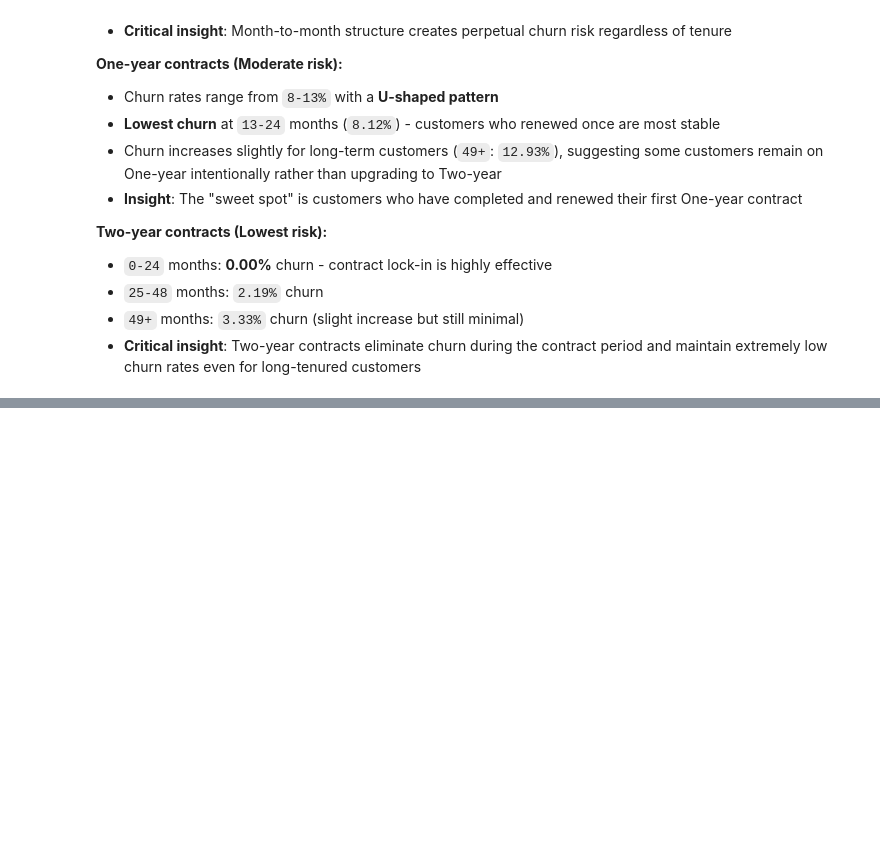
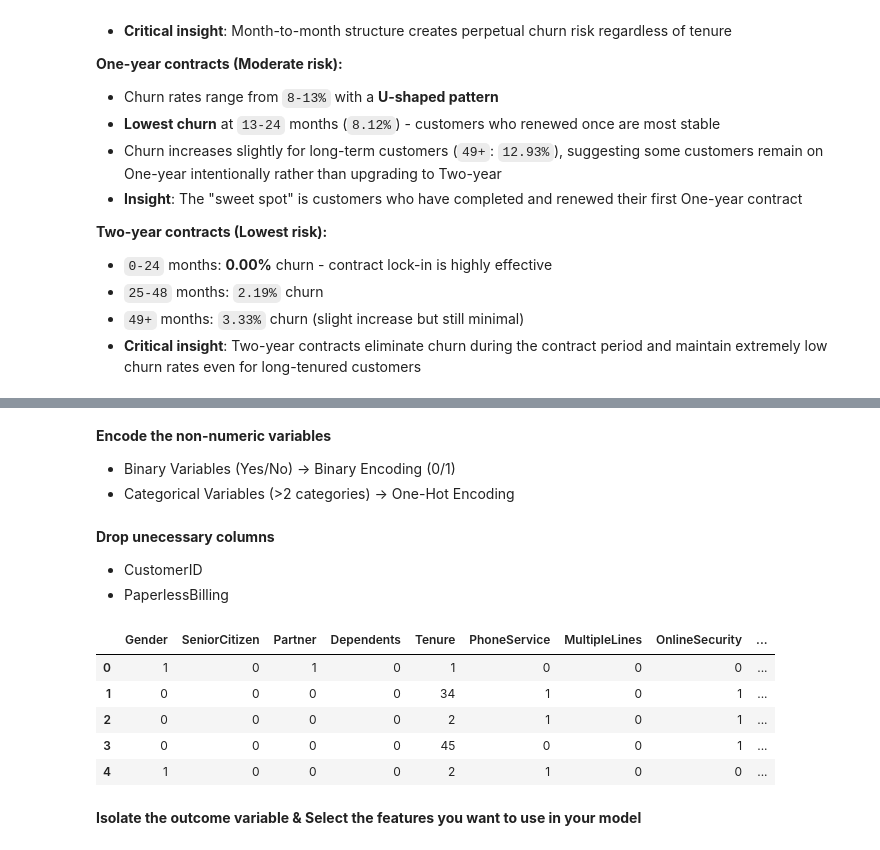
Before and after one commit to nh-adorie/adorie-data-projects, a Jupyter notebook: telco-customer-churn/main.py.ipynb, the cells around one changed output, grey strips where cells are left out. Saved outputs shown, nothing was run; the diff lists cells and outputs as text; code cells hidden in the pictures; blank space fills up the shorter version.

```diff
--- a/telco-customer-churn/main.py.ipynb
+++ b/telco-customer-churn/main.py.ipynb
@@ -522,0 +537,4 @@ plot_churn_heatmap(df1, 'Contract', 'tenure_group')
+# %% [markdown]
+**Encode the non-numeric variables**
+- Binary Variables (Yes/No) → Binary Encoding (0/1)
+- Categorical Variables (>2 categories) → One-Hot Encoding
@@ -522,0 +580,28 @@ plot_churn_heatmap(df1, 'Contract', 'tenure_group')
+# %%
+# One-hot Encoding
+cat_cols = ['InternetService', 'Contract', 'PaymentMethod']
+
+df_enc = pd.get_dummies(
+    df_enc,
+    columns=cat_cols,
+    drop_first=True,
+    dtype=int
+)
+# %% [markdown]
+**Drop unecessary columns**
+- CustomerID
+- PaperlessBilling
+# %%
+# Drop columns
+df_enc = df_enc.drop(columns=['CustomerID','PaperlessBilling', 'tenure_group'])
+# %%
+df_enc.head()
+# %% [output]
+|  | Gender | SeniorCitizen | Partner | Dependents | Tenure | PhoneService | MultipleLines | OnlineSecurity | ... |
+| 0 | 1 | 0 | 1 | 0 | 1 | 0 | 0 | 0 | ... |
+| 1 | 0 | 0 | 0 | 0 | 34 | 1 | 0 | 1 | ... |
+| 2 | 0 | 0 | 0 | 0 | 2 | 1 | 0 | 1 | ... |
+| 3 | 0 | 0 | 0 | 0 | 45 | 0 | 0 | 1 | ... |
+| 4 | 1 | 0 | 0 | 0 | 2 | 1 | 0 | 0 | ... |
+# %% [markdown]
+**Isolate the outcome variable & Select the features you want to use in your model**
```
Also changed, not shown: parts of 21 cells of this notebook.
